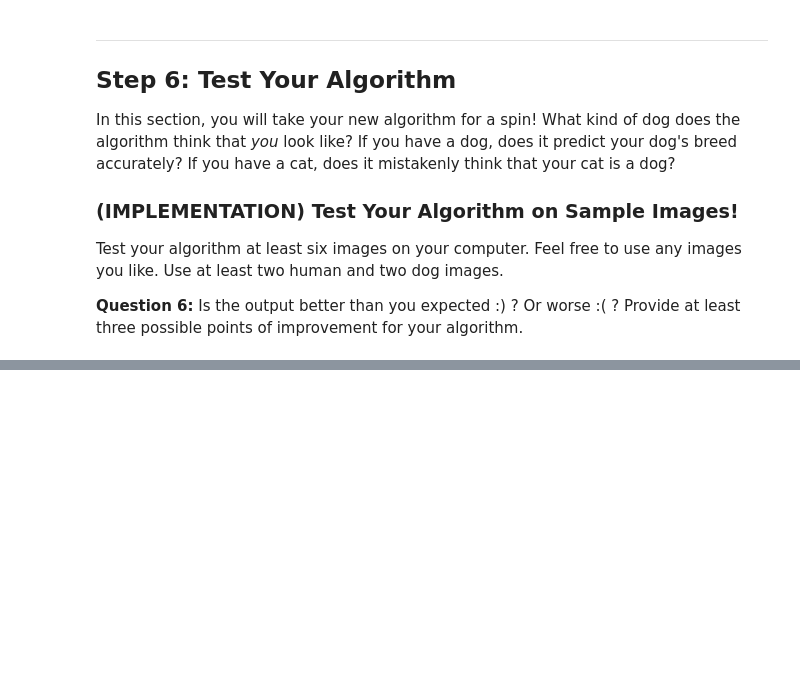
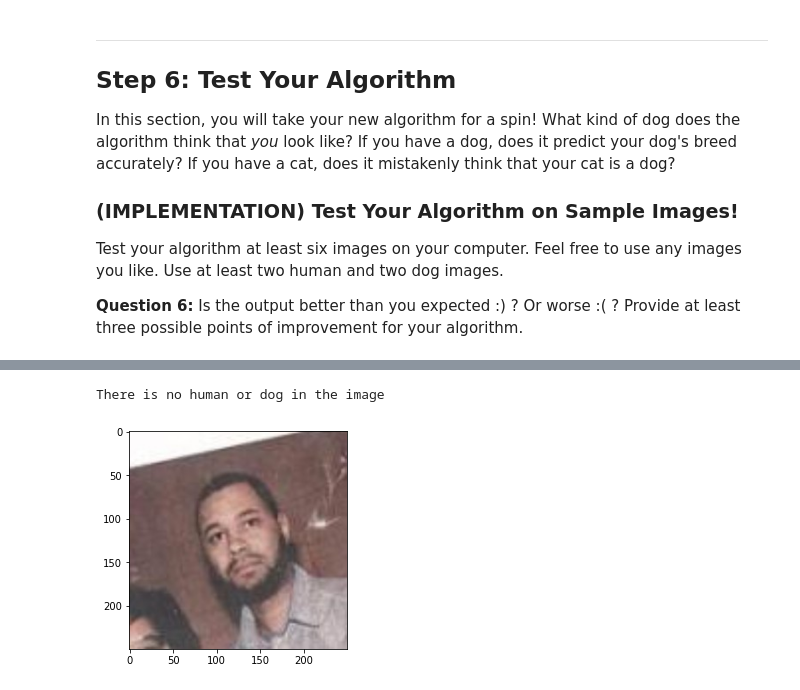
Before and after one commit to mid6342/Dog_Breed_Classifier, a Jupyter notebook: dog_app.ipynb, the cells around one changed output, grey strips where cells are left out. Drawn from its saved outputs; the diff is of its cells as text; code cells hidden in the pictures; blank space fills up the shorter version.

```diff
--- a/dog_app.ipynb
+++ b/dog_app.ipynb
@@ -528,3 +664,11 @@ optimizer_transfer = None
+# %%
+import torch.optim as optim
+
+### TODO: select loss function
+criterion_scratch = nn.CrossEntropyLoss()
+
+### TODO: select optimizer
+optimizer_scratch = optim.SGD(model_transfer.parameters(), lr = 0.01)
 # %% [markdown]
 ### (IMPLEMENTATION) Train and Validate the Model
 
@@ -603,0 +805,8 @@ for file in np.hstack((human_files[:3], dog_files[:3])):
+# %%
+run_app("./data/test_set/2.jpg")
+img = mpimg.imread("./data/test_set/2.jpg")
+imgplot = plt.imshow(img)
+plt.show()
+# %% [output]
+There is no human or dog in the image
+[figure, added]
```
Also changed, not shown: parts of 27 cells of this notebook, 7 other files.
